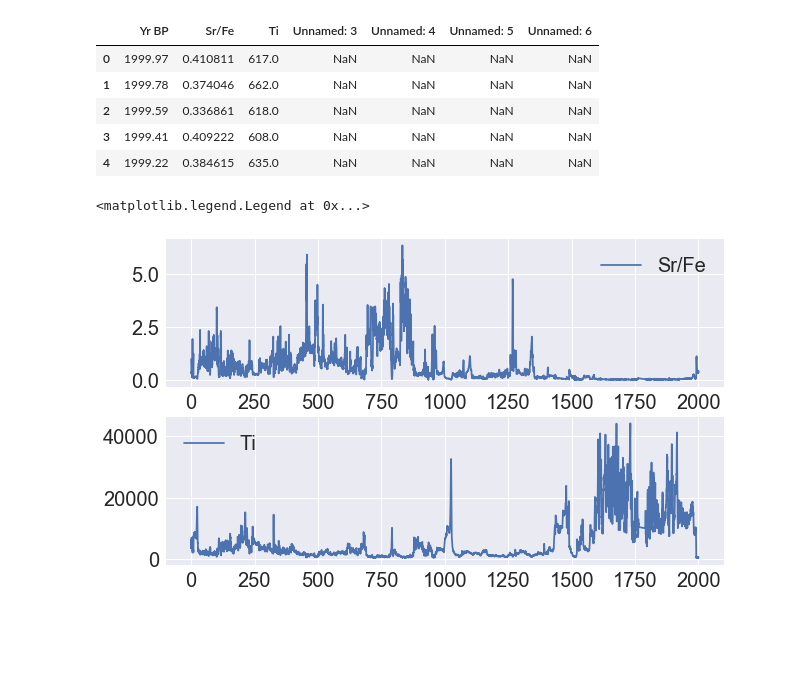
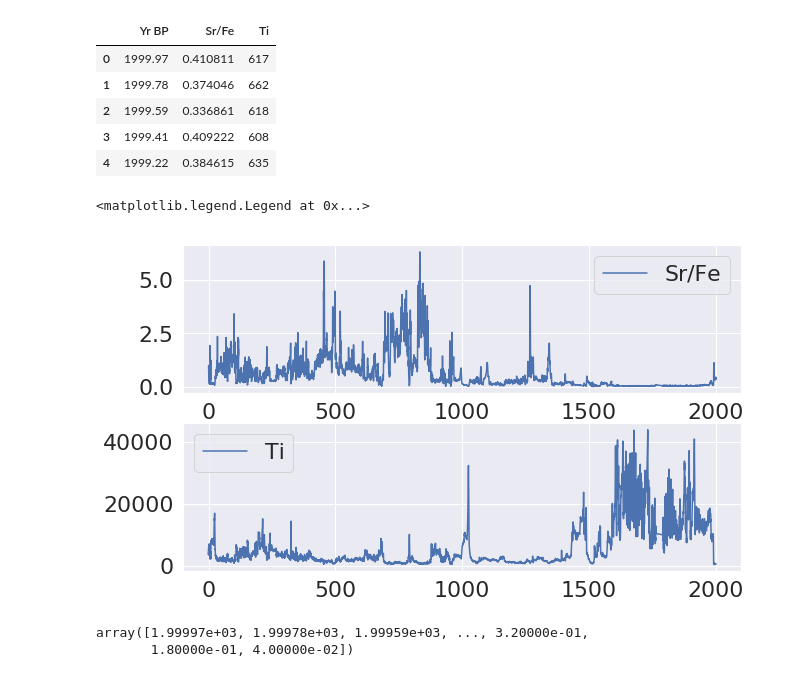
Before and after one commit to KURTWogau/Wavelets, a Jupyter notebook: Sr-FEWAVELET.ipynb, the cells around one changed output. Drawn from its saved outputs; the diff is of its cells as text; code cells hidden in the pictures; blank space fills up the shorter version.

```diff
--- a/Sr-FEWAVELET.ipynb
+++ b/Sr-FEWAVELET.ipynb
@@ -7,33 +7,38 @@ import matplotlib.pyplot as plt
 import numpy as np
 import pandas as pd
 # %%
-data = pd.read_csv("/Users/kurtwogau/Documents/TimesSeries/2500yrData2.csv")
+data = pd.read_csv("/home/sysop/Documents/KurtWogau/2500yrData2.csv")
 # %%
 data.head()
 # %% [output]
-|  | Yr BP | Sr/Fe | Ti | Unnamed: 3 | Unnamed: 4 | Unnamed: 5 | Unnamed: 6 |
-| 0 | 1999.97 | 0.410811 | 617.0 | NaN | NaN | NaN | NaN |
-| 1 | 1999.78 | 0.374046 | 662.0 | NaN | NaN | NaN | NaN |
-| 2 | 1999.59 | 0.336861 | 618.0 | NaN | NaN | NaN | NaN |
-| 3 | 1999.41 | 0.409222 | 608.0 | NaN | NaN | NaN | NaN |
-| 4 | 1999.22 | 0.384615 | 635.0 | NaN | NaN | NaN | NaN |
+|  | Yr BP | Sr/Fe | Ti |
+| 0 | 1999.97 | 0.410811 | 617 |
+| 1 | 1999.78 | 0.374046 | 662 |
+| 2 | 1999.59 | 0.336861 | 618 |
+| 3 | 1999.41 | 0.409222 | 608 |
+| 4 | 1999.22 | 0.384615 | 635 |
 # %%
-data = pd.read_csv("2500yrData2.csv")
+#data = pd.read_csv("2500yrData2.csv")
 x1 = data['Sr/Fe'].values
 y1 = data['Ti'].values
 t = data['Yr BP'].values
 
 sns.set(style="darkgrid", font_scale=2)
 fig = plt.figure(figsize=[10, 6])
 ax1 = plt.subplot(2, 1, 1)
 ax1.plot(t, x1, label='Sr/Fe')
 ax1.legend()
 ax2 = plt.subplot(2, 1, 2)
 ax2.plot(t, y1, label='Ti')
 ax2.legend()
 # %% [output]
 <matplotlib.legend.Legend at 0x...>
-[figure, old version]
+[figure, new version]
+# %%
+data['Yr BP'].values
+# %% [output]
+array([1.99997e+03, 1.99978e+03, 1.99959e+03, ..., 3.20000e-01,
+       1.80000e-01, 4.00000e-02])
 # %%
 tau = np.linspace(np.min(t), np.max(t), np.size(t))
 s0 = 2*np.median(np.diff(t))
```
Also changed, not shown: parts of 2 cells of this notebook, 1 other file.
